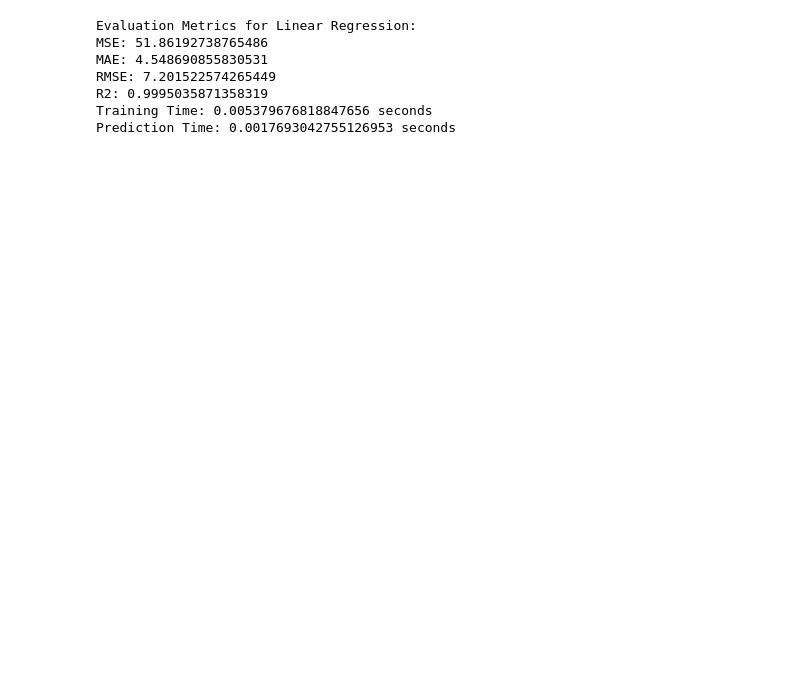
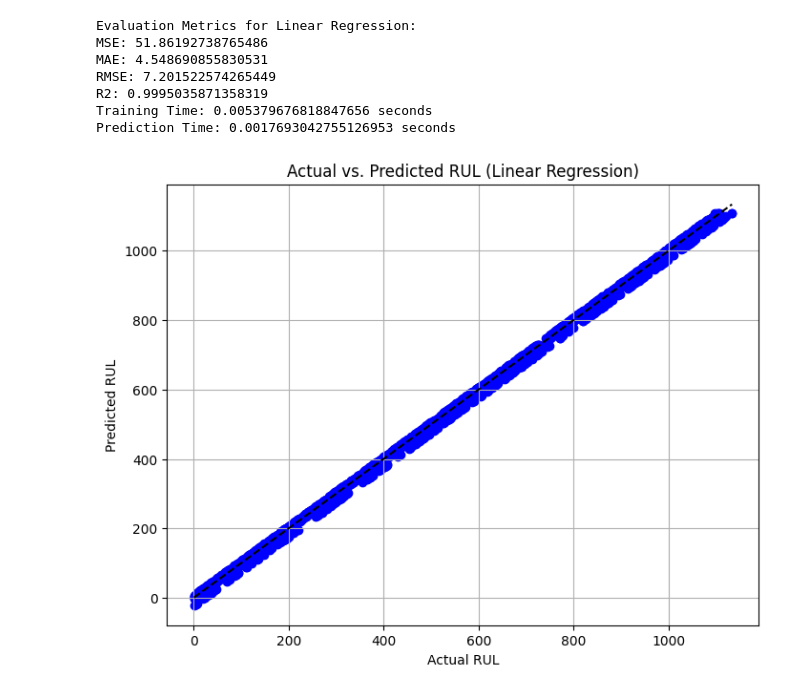
Before and after one commit to Odera2023/Lithium, a Jupyter notebook: Lithium.ipynb, the cells around one changed output. Saved outputs shown, nothing was run; the diff lists cells and outputs as text; code cells hidden in the pictures; blank space fills up the shorter version.

Commit message:
visualize Lithium RUL

```diff
--- a/Lithium.ipynb
+++ b/Lithium.ipynb
@@ -106,3 +106,15 @@ RMSE: 7.201522574265449
 R2: 0.9995035871358319
 Training Time: 0.005379676818847656 seconds
 Prediction Time: 0.0017693042755126953 seconds
+# %%
+# Visualize actual vs. predicted RUL for Linear Regression
+plt.figure(figsize=(8, 6))
+plt.scatter(y_test, linear_preds, color='blue')
+plt.plot([min(y_test), max(y_test)], [min(y_test), max(y_test)], color='black', linestyle='--')
+plt.xlabel('Actual RUL')
+plt.ylabel('Predicted RUL')
+plt.title('Actual vs. Predicted RUL (Linear Regression)')
+plt.grid(True)
+plt.show()
+# %% [output]
+[figure, added]
```
